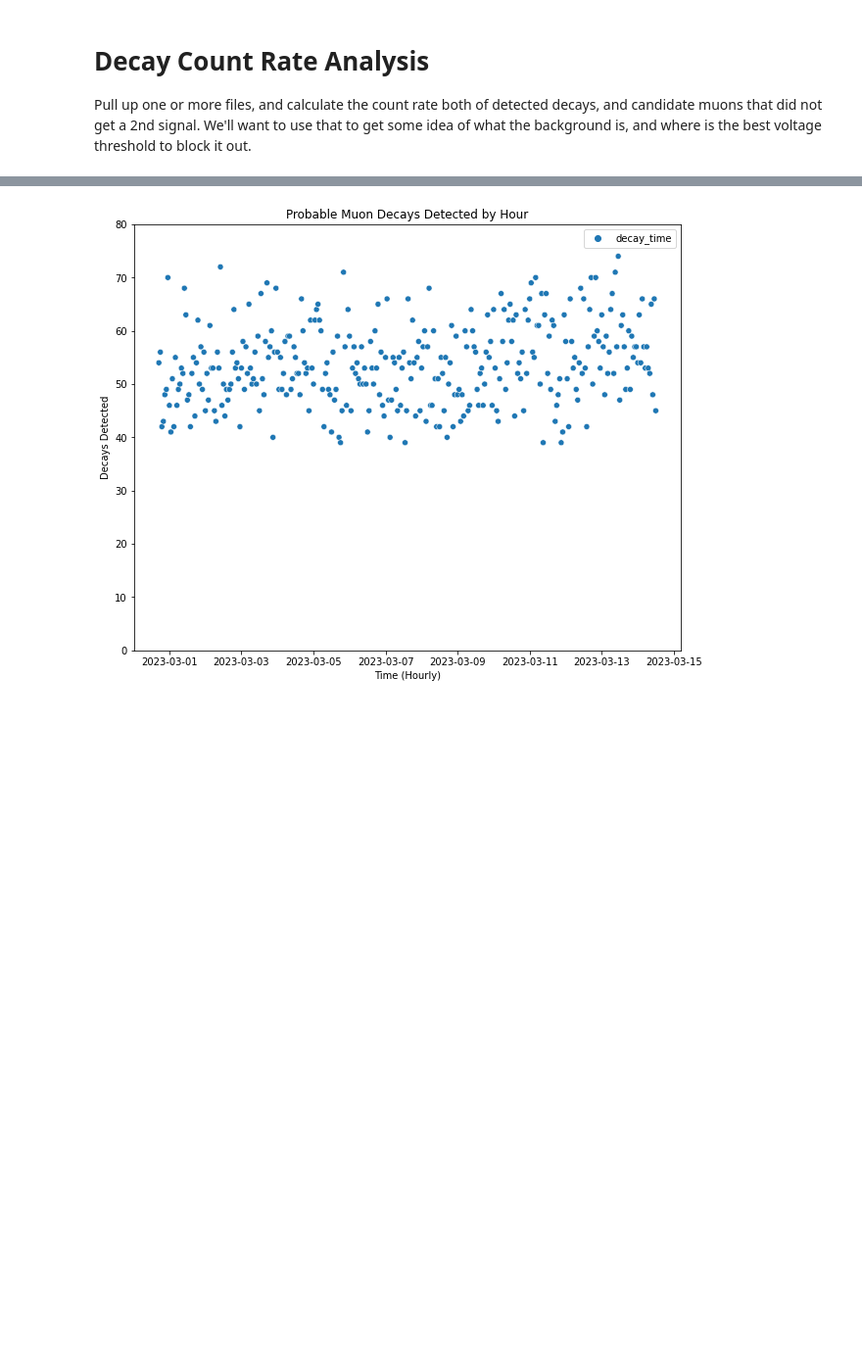
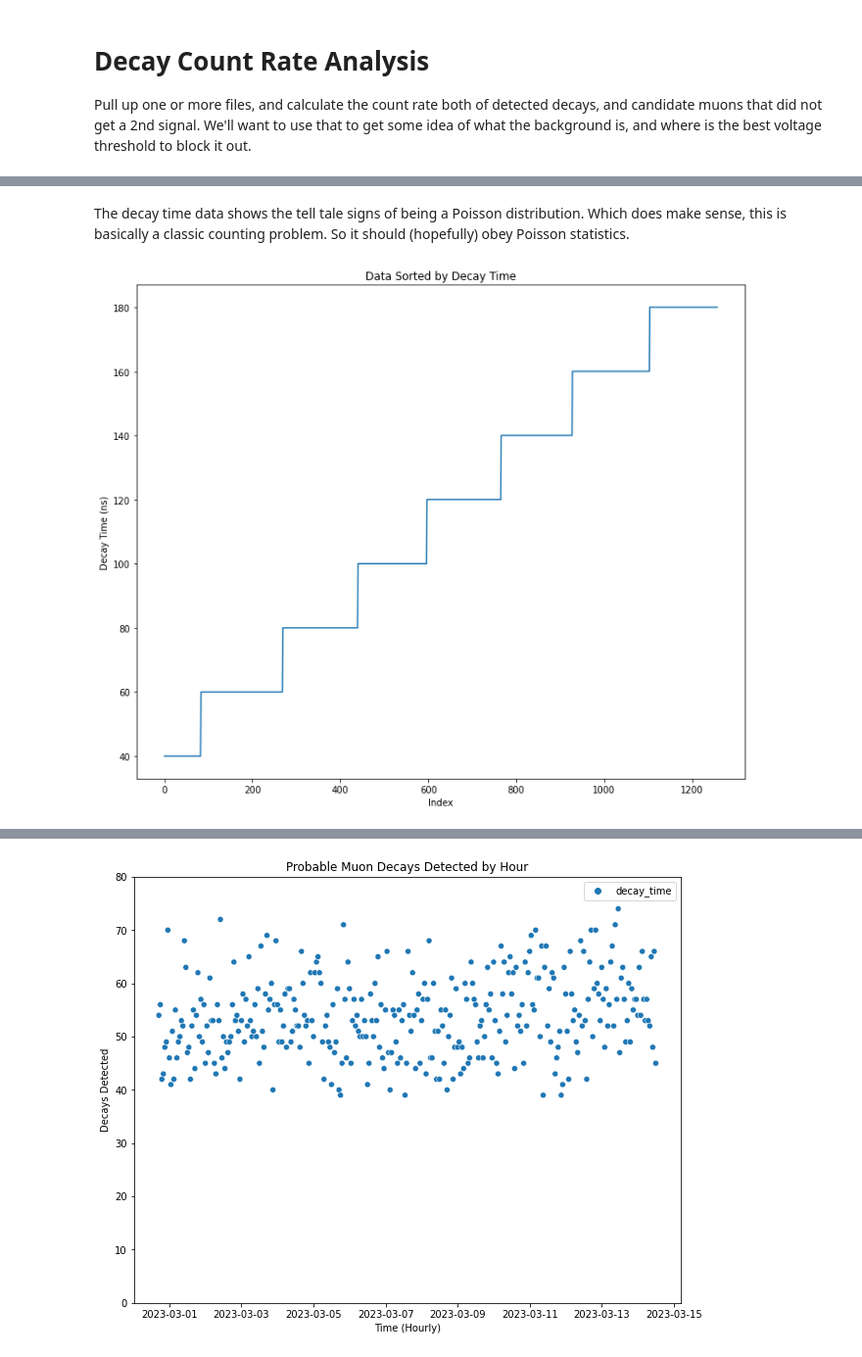
Before and after one commit to john-hafner/PHY451-Muon, a Jupyter notebook: Decay_Counts_Rate_Analysis.ipynb, the cells around one changed output, grey strips where cells are left out. Shown at 98% size. Cells and saved outputs as stored; diff of their text form; code cells hidden in the pictures; blank space fills up the shorter version.

```diff
--- a/Decay_Counts_Rate_Analysis.ipynb
+++ b/Decay_Counts_Rate_Analysis.ipynb
@@ -70,0 +85,12 @@ dtype: float64
+# %% [markdown]
+The decay time data shows the tell tale signs of being a Poisson distribution.  Which does make sense, this is basically a classic counting problem.  So it should (hopefully) obey Poisson statistics.
+# %%
+plt.figure(figsize=(12,10))
+#plt.plot(df.sort_values('decay_time').reset_index()['decay_time'][:1200])
+plt.plot(df[df['decay_time'] < 200].sort_values('decay_time').reset_index()['decay_time'])
+plt.title('Data Sorted by Decay Time')
+plt.xlabel('Index')
+plt.ylabel('Decay Time (ns)')
+plt.show()
+# %% [output]
+[figure, added]
```
Also changed, not shown: parts of 53 cells of this notebook.
